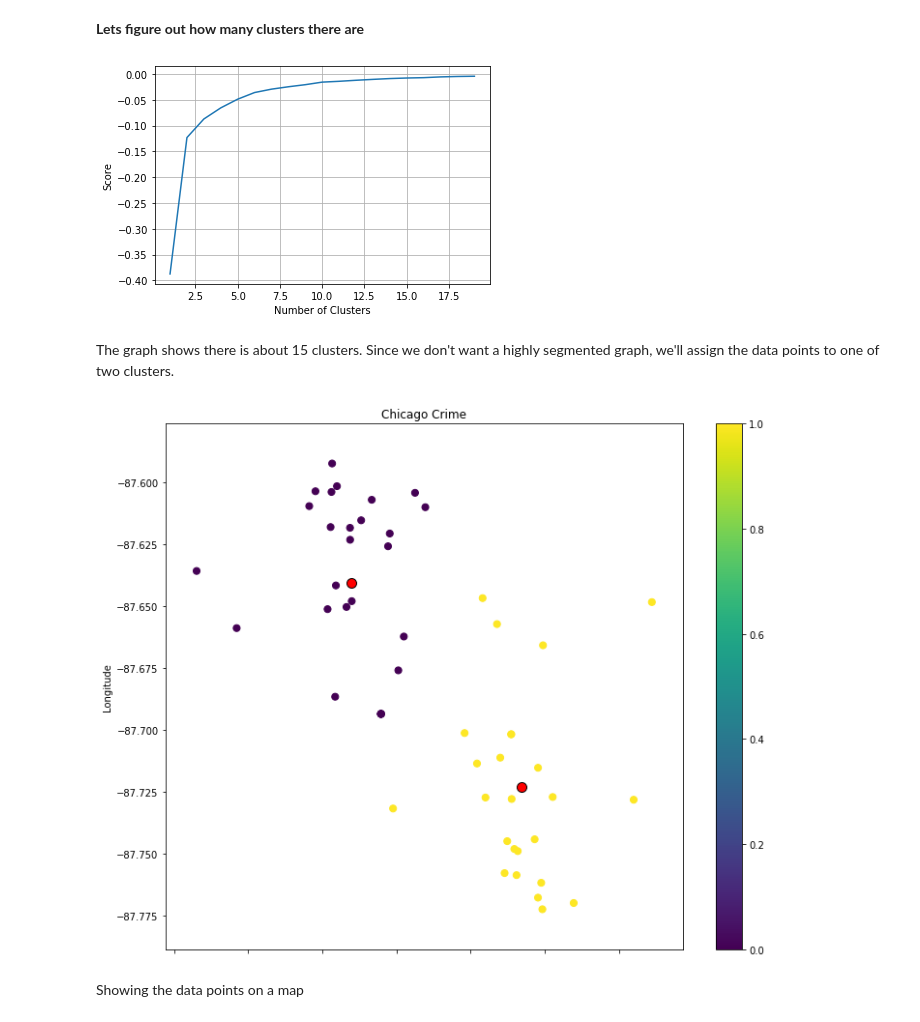
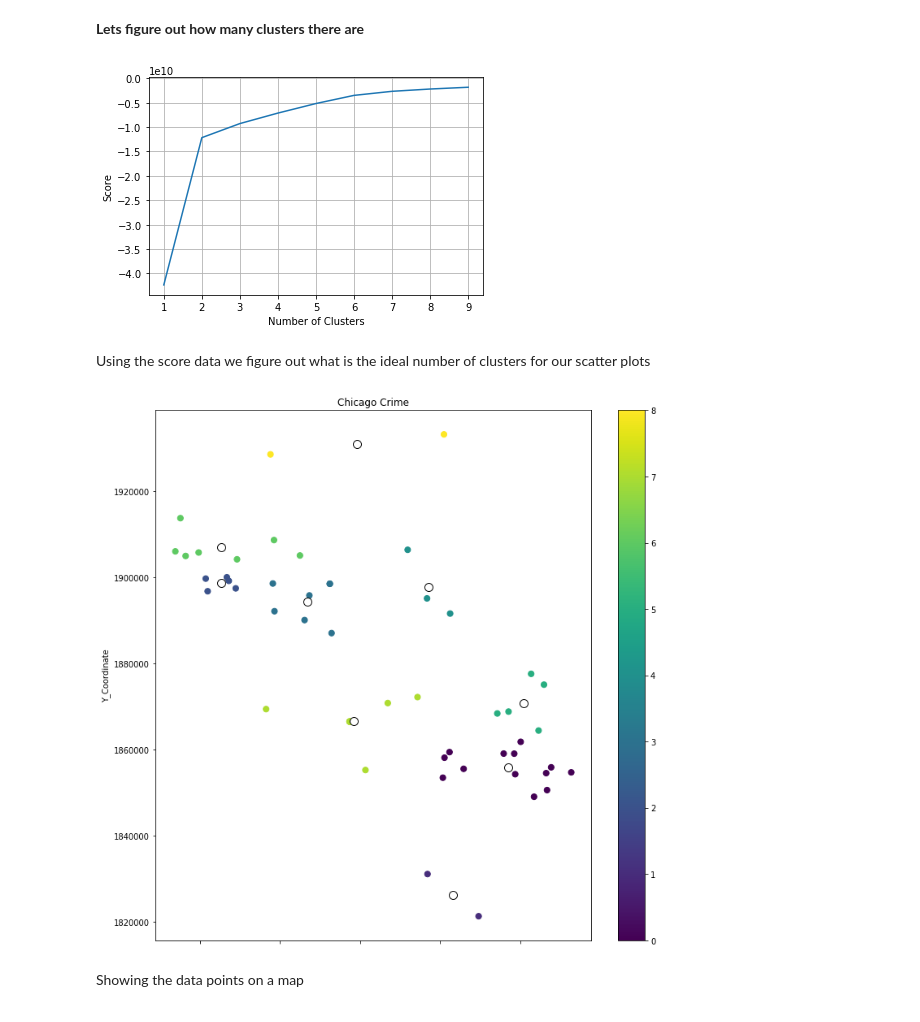
Before and after one commit to jamahalwin/chicago-crime-analysis, a Jupyter notebook: ML_Chicago_Crime.ipynb, the cells around one changed output. Drawn from its saved outputs; the diff is of its cells as text; code cells hidden in the pictures.

```diff
--- a/ML_Chicago_Crime.ipynb
+++ b/ML_Chicago_Crime.ipynb
@@ -34,19 +34,17 @@ homicides.head(10)
 # %% [markdown]
 **Lets figure out how many clusters there are**
 # %%
-points = homicides.loc[:,['Latitude','Longitude']]
+points = homicides.loc[:,['X_Coordinate','Y_Coordinate']]
 
 points = points[~np.isnan(points).any(axis=1)]
 
-K_clusters = range(1,20)
+K_clusters = range(1,10)
 kmeans = [KMeans(n_clusters=i) for i in K_clusters]
 score = [kmeans[i].fit(points).score(points) for i in range(len(kmeans))]
 plt.plot(K_clusters, score)
 plt.xlabel('Number of Clusters')
 plt.ylabel('Score')
 plt.grid()
 plt.show()
 # %% [output]
-[figure, old version]
+[figure, new version]
-# %% [markdown]
-The graph shows there is about 15 clusters. Since we don't want a highly segmented graph, we'll assign the data points to one of two clusters.
@@ -53 +59,3 @@ The graph shows there is about 15 clusters. Since we don't want a highly segment
+# %% [markdown]
+Using the score data we figure out what is the ideal number of clusters for our scatter plots
 # %%
@@ -62,25 +70,25 @@ y_km = km.fit_predict(points)
 clusterColors = km.predict(points)
 # %%
 points.plot.scatter(
-    x = 'Latitude',
-    y = 'Longitude',
+    x = 'X_Coordinate',
+    y = 'Y_Coordinate',
     c=clusterColors,
     s=50,
     cmap='viridis',
-    figsize=(12,10),
+    figsize=(12,12),
     title='Chicago Crime')
 
 # Centroids
 plt.scatter(
    km.cluster_centers_[:, 0], km.cluster_centers_[:, 1],
     s=100,
-   c='red', edgecolor='black',
+   c='white', edgecolor='black',
     label='centroids'
 )
 
 plt.show()
 # %% [output]
-[figure, old version]
+[figure, new version]
 # %% [markdown]
 Showing the data points on a map
 # %%
```
Also changed, not shown: parts of 3 cells of this notebook.
